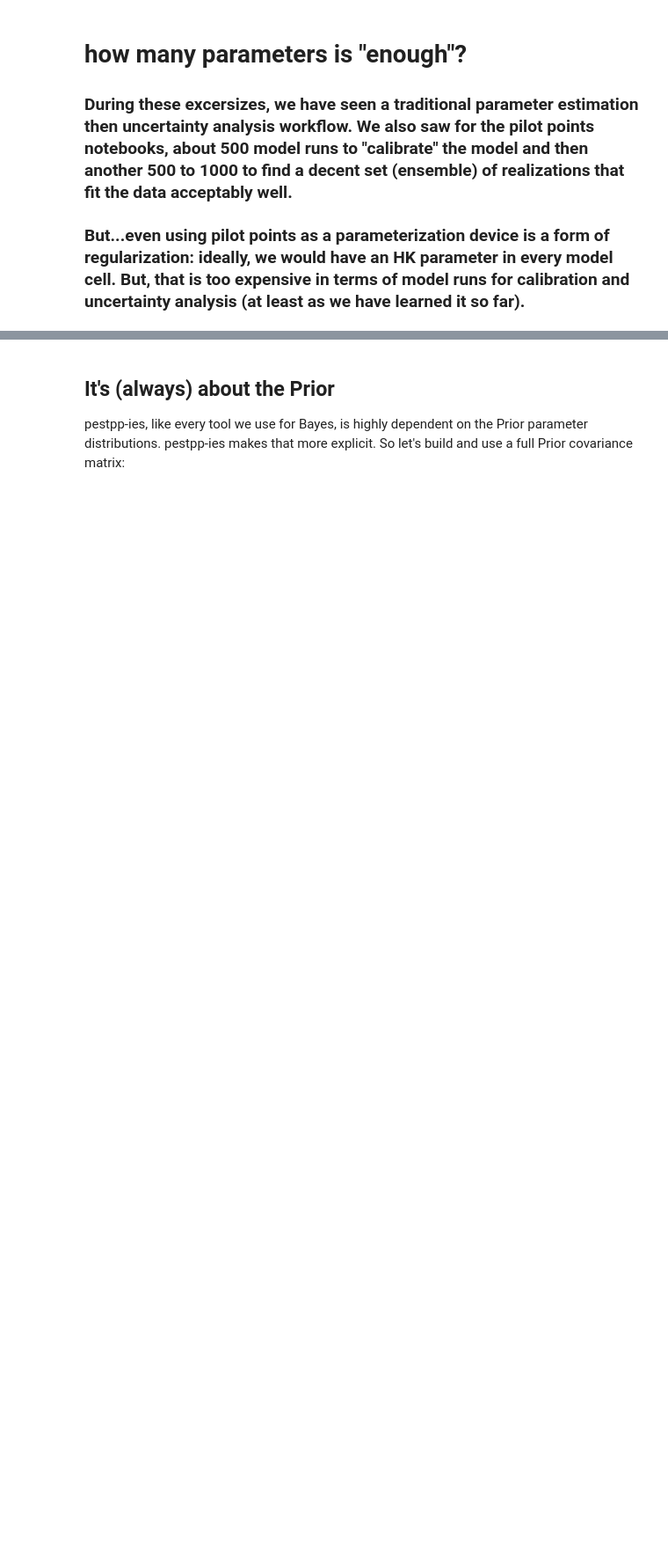
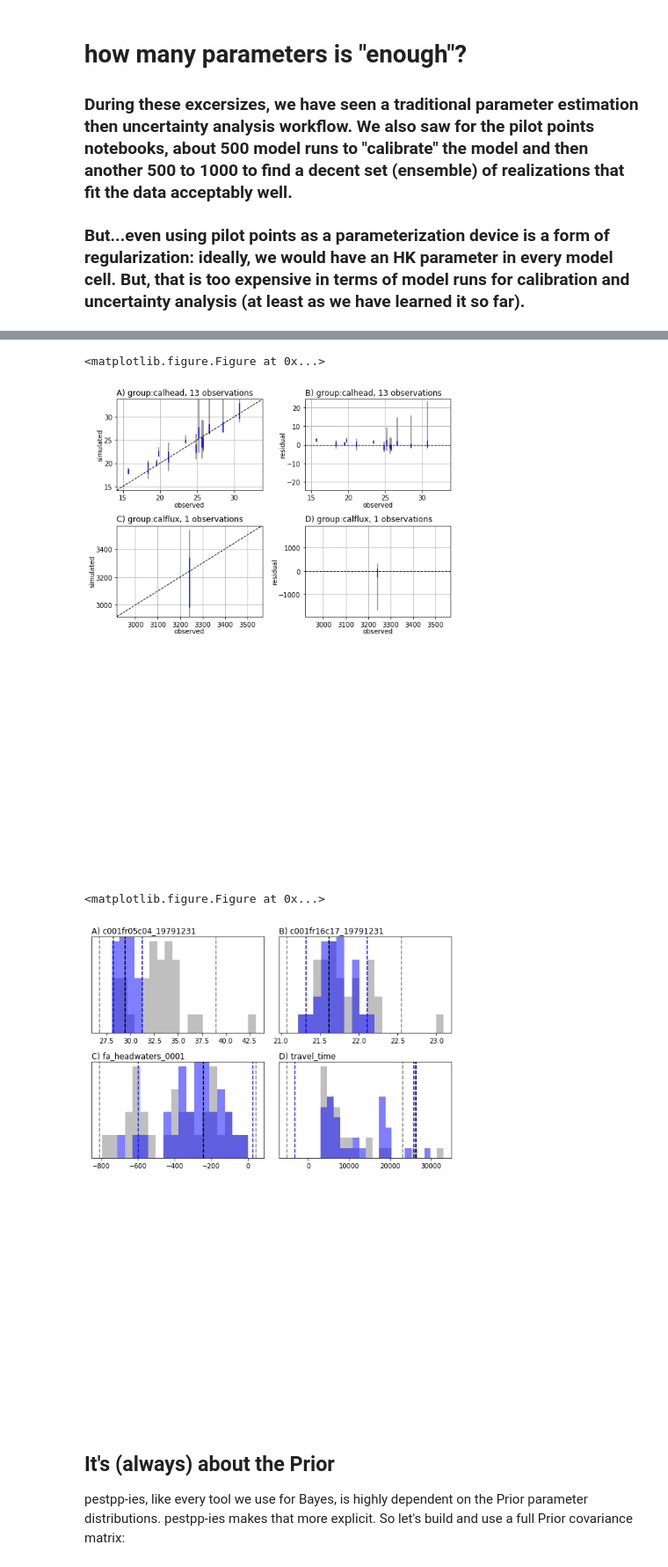
Before and after one commit to mnfienen/GW1876, a Jupyter notebook: activities/freyberg_ies/freyberg_grid_pestpp-ies.ipynb, the cells around one changed output, grey strips where cells are left out. Shown at 88% size. Cells and saved outputs as stored; diff of their text form; code cells hidden in the pictures; blank space fills up the shorter version.

```diff
--- a/activities/freyberg_ies/freyberg_grid_pestpp-ies.ipynb
+++ b/activities/freyberg_ies/freyberg_grid_pestpp-ies.ipynb
@@ -74,16 +106,21 @@ plt.colorbar(c)
 # %%
 init_obs = pst.filename.replace(".pst",".0.obs.csv")
 #pick which interation results to visualize
 it = 4
 final_obs = init_obs.replace("0","{0}".format(it))
 init_df = pd.read_csv(init_obs,index_col=0)
 init_df.columns = init_df.columns.map(str.lower)
 final_df = pd.read_csv(final_obs,index_col=0)
 final_df.columns = final_df.columns.map(str.lower)
 fig = pyemu.plot_utils.ensemble_res_1to1({'0.5':init_df,"b":final_df},pst=pst)
 pyemu.plot_utils.ensemble_helper({"0.5":init_df.loc[:,pst.forecast_names],"b":final_df.loc[:,pst.forecast_names]},
                                  deter_vals=pst.observation_data.loc[pst.forecast_names,"obsval"].to_dict(),bins=20,
-                                deter_range=True,std_window=1)
+                                )#deter_range=True,std_window=1)
+# %% [output]
+<matplotlib.figure.Figure at 0x...>
+[figure, added]
+<matplotlib.figure.Figure at 0x...>
+[figure, added]
 # %% [markdown]
 ## It's (always) about the Prior
 
```
Also changed, not shown: parts of 14 cells of this notebook, 1 other file.
